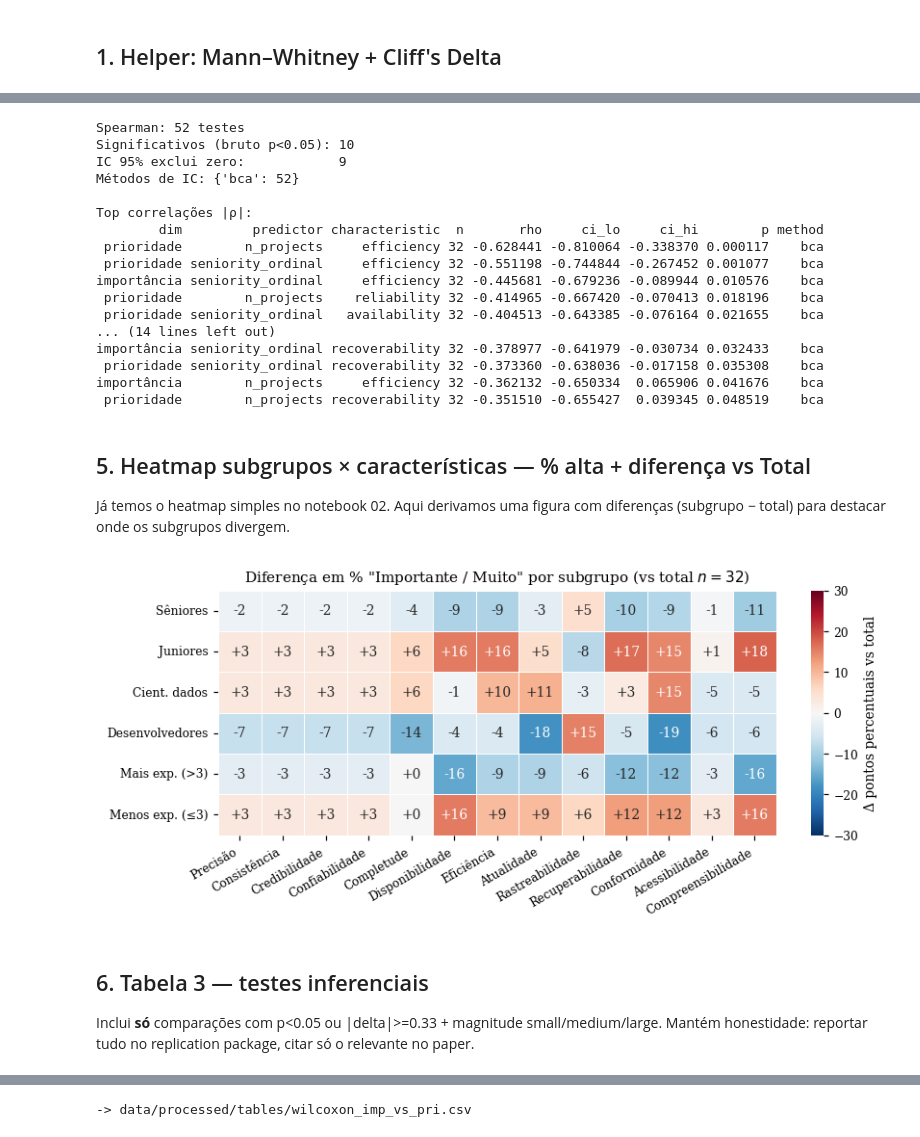
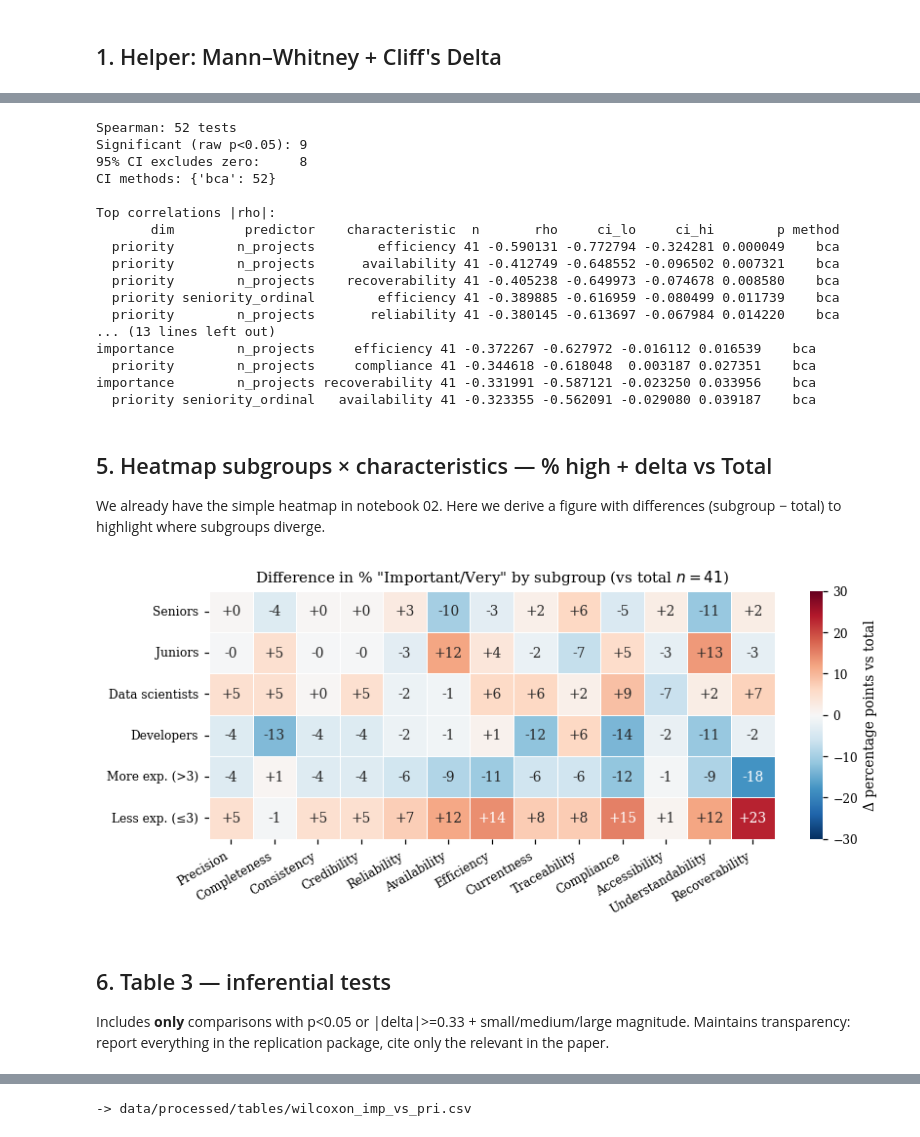
Before and after one commit to reset-ufc/data-quality-requirements-ml-systems, a Jupyter notebook: notebooks/03_inferential.ipynb, the cells around one changed output, grey strips where cells are left out. Saved outputs shown, nothing was run; the diff lists cells and outputs as text; code cells hidden in the pictures.

```diff
--- a/notebooks/03_inferential.ipynb
+++ b/notebooks/03_inferential.ipynb
@@ -155,88 +157,88 @@ def spearman_rows(predictor: str, cols: list[str], dim: str,
     return pd.DataFrame(rows)
 
 spear = pd.concat([
-    spearman_rows("n_projects", U.IMP_COLS, "importância"),
-    spearman_rows("n_projects", U.PRI_COLS, "prioridade"),
-    spearman_rows("seniority_ordinal", U.IMP_COLS, "importância"),
-    spearman_rows("seniority_ordinal", U.PRI_COLS, "prioridade"),
+    spearman_rows("n_projects", U.IMP_COLS, "importance"),
+    spearman_rows("n_projects", U.PRI_COLS, "priority"),
+    spearman_rows("seniority_ordinal", U.IMP_COLS, "importance"),
+    spearman_rows("seniority_ordinal", U.PRI_COLS, "priority"),
 ], ignore_index=True)
 spear["sig_raw"] = spear["p"] < 0.05
 spear["ci_excludes_zero"] = (spear["ci_lo"] > 0) | (spear["ci_hi"] < 0)
 
-print(f"Spearman: {len(spear)} testes")
-print(f"Significativos (bruto p<0.05): {spear['sig_raw'].sum()}")
-print(f"IC 95% exclui zero:            {spear['ci_excludes_zero'].sum()}")
-print(f"Métodos de IC: {spear['method'].value_counts().to_dict()}")
+print(f"Spearman: {len(spear)} tests")
+print(f"Significant (raw p<0.05): {spear['sig_raw'].sum()}")
+print(f"95% CI excludes zero:     {spear['ci_excludes_zero'].sum()}")
+print(f"CI methods: {spear['method'].value_counts().to_dict()}")
 print()
 disp_cols = ["dim", "predictor", "characteristic", "n", "rho", "ci_lo", "ci_hi", "p", "method"]
-print("Top correlações |ρ|:")
+print("Top correlations |rho|:")
 print(spear.sort_values("rho", key=abs, ascending=False).head(10)[disp_cols].to_string(index=False))
 print()
-print("Significativos (bruto):")
+print("Significant (raw):")
 if spear["sig_raw"].any():
     print(spear[spear["sig_raw"]].sort_values("p")[disp_cols].to_string(index=False))
 else:
-    print("  (nenhum)")
+    print("  (none)")
 # %% [output]
-Spearman: 52 testes
-Significativos (bruto p<0.05): 10
-IC 95% exclui zero:            9
-Métodos de IC: {'bca': 52}
+Spearman: 52 tests
+Significant (raw p<0.05): 9
+95% CI excludes zero:     8
+CI methods: {'bca': 52}
 
-Top correlações |ρ|:
-        dim         predictor characteristic  n       rho     ci_lo     ci_hi        p method
- prioridade        n_projects     efficiency 32 -0.628441 -0.810064 -0.338370 0.000117    bca
- prioridade seniority_ordinal     efficiency 32 -0.551198 -0.744844 -0.267452 0.001077    bca
-importância seniority_ordinal     efficiency 32 -0.445681 -0.679236 -0.089944 0.010576    bca
- prioridade        n_projects    reliability 32 -0.414965 -0.667420 -0.070413 0.018196    bca
- prioridade seniority_ordinal   availability 32 -0.404513 -0.643385 -0.076164 0.021655    bca
-... (14 lines left out)
-importância seniority_ordinal recoverability 32 -0.378977 -0.641979 -0.030734 0.032433    bca
- prioridade seniority_ordinal recoverability 32 -0.373360 -0.638036 -0.017158 0.035308    bca
-importância        n_projects     efficiency 32 -0.362132 -0.650334  0.065906 0.041676    bca
- prioridade        n_projects recoverability 32 -0.351510 -0.655427  0.039345 0.048519    bca
+Top correlations |rho|:
+       dim         predictor    characteristic  n       rho     ci_lo     ci_hi        p method
+  priority        n_projects        efficiency 41 -0.590131 -0.772794 -0.324281 0.000049    bca
+  priority        n_projects      availability 41 -0.412749 -0.648552 -0.096502 0.007321    bca
+  priority        n_projects    recoverability 41 -0.405238 -0.649973 -0.074678 0.008580    bca
+  priority seniority_ordinal        efficiency 41 -0.389885 -0.616959 -0.080499 0.011739    bca
+  priority        n_projects       reliability 41 -0.380145 -0.613697 -0.067984 0.014220    bca
+... (13 lines left out)
+importance        n_projects     efficiency 41 -0.372267 -0.627972 -0.016112 0.016539    bca
+  priority        n_projects     compliance 41 -0.344618 -0.618048  0.003187 0.027351    bca
+importance        n_projects recoverability 41 -0.331991 -0.587121 -0.023250 0.033956    bca
+  priority seniority_ordinal   availability 41 -0.323355 -0.562091 -0.029080 0.039187    bca
 # %% [markdown]
-## 5. Heatmap subgrupos × características — % alta + diferença vs Total
+## 5. Heatmap subgroups × characteristics — % high + delta vs Total
 
-Já temos o heatmap simples no notebook 02. Aqui derivamos uma figura com diferenças (subgrupo − total) para destacar onde os subgrupos divergem.
+We already have the simple heatmap in notebook 02. Here we derive a figure with differences (subgroup − total) to highlight where subgroups diverge.
 # %%
 import matplotlib.pyplot as plt
 import seaborn as sns
 U.setup_matplotlib()
 
 def pct_top2(g, col):
     s = g[col].dropna()
     return (s >= 4).sum() / len(s) * 100 if len(s) else np.nan
 
 groups_def = {
-    "Sêniores": df[df["seniority_group"] == "senior"],
-    "Juniores": df[df["seniority_group"] == "junior"],
-    "Cient. dados": df[df["role_group"] == "data_scientist"],
-    "Desenvolvedores": df[df["role_group"] == "developer"],
-    "Mais exp. (>3)": df[df["n_projects"] > 3],
-    "Menos exp. (≤3)": df[df["n_projects"] <= 3],
+    "Seniors": df[df["seniority_group"] == "senior"],
+    "Juniors": df[df["seniority_group"] == "junior"],
+    "Data scientists": df[df["role_group"] == "data_scientist"],
+    "Developers": df[df["role_group"] == "developer"],
+    "More exp. (>3)": df[df["n_projects"] > 3],
+    "Less exp. (≤3)": df[df["n_projects"] <= 3],
 }
 total_imp = pd.Series({c: pct_top2(df, f"imp_{c}") for c in U.CHARACTERISTICS_PT.keys()})
 diffs = pd.DataFrame({
     label: [pct_top2(g, f"imp_{c}") - total_imp[c] for c in U.CHARACTERISTICS_PT.keys()]
     for label, g in groups_def.items()
 }, index=[U.CHARACTERISTICS_PT[c] for c in U.CHARACTERISTICS_PT.keys()]).T
 diffs = diffs[total_imp.sort_values(ascending=False).rename(lambda c: U.CHARACTERISTICS_PT[c]).index]
 
 fig, ax = plt.subplots(figsize=(8.5, 3.0))
 sns.heatmap(diffs, annot=True, fmt="+.0f", cmap="RdBu_r", center=0,
-            cbar_kws={"label": "Δ pontos percentuais vs total"},
+            cbar_kws={"label": "Δ percentage points vs total"},
             linewidths=0.4, linecolor="white", ax=ax, vmin=-30, vmax=30)
-ax.set_title("Diferença em % \"Importante / Muito\" por subgrupo (vs total $n=32$)")
+ax.set_title("Difference in % \"Important/Very\" by subgroup (vs total $n=41$)")
 plt.setp(ax.get_xticklabels(), rotation=30, ha="right")
 U.save_fig(fig, "heatmap_subgroup_diff")
 plt.show()
 # %% [output]
-[figure, old version]
+[figure, new version]
 # %% [markdown]
-## 6. Tabela 3 — testes inferenciais
+## 6. Table 3 — inferential tests
 
-Inclui **só** comparações com p<0.05 ou |delta|>=0.33 + magnitude small/medium/large. Mantém honestidade: reportar tudo no replication package, citar só o relevante no paper.
+Includes **only** comparisons with p<0.05 or |delta|>=0.33 + small/medium/large magnitude. Maintains transparency: report everything in the replication package, cite only the relevant in the paper.
 # %%
 tests.to_csv(TABLES / "inferential_full.csv", index=False)
 spear.to_csv(TABLES / "spearman_full.csv", index=False)
```
Also changed, not shown: parts of 17 cells of this notebook, 16 other files.
